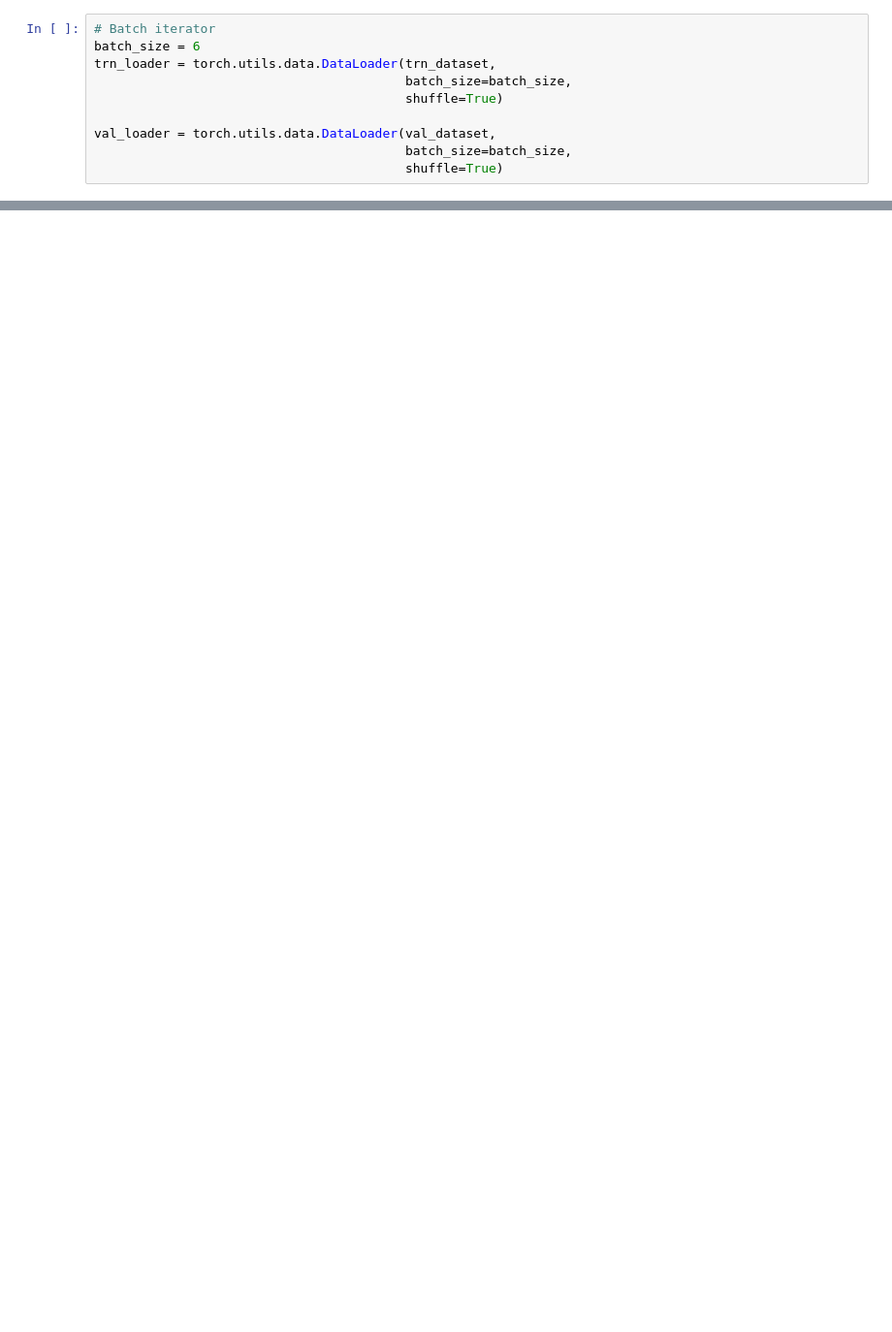
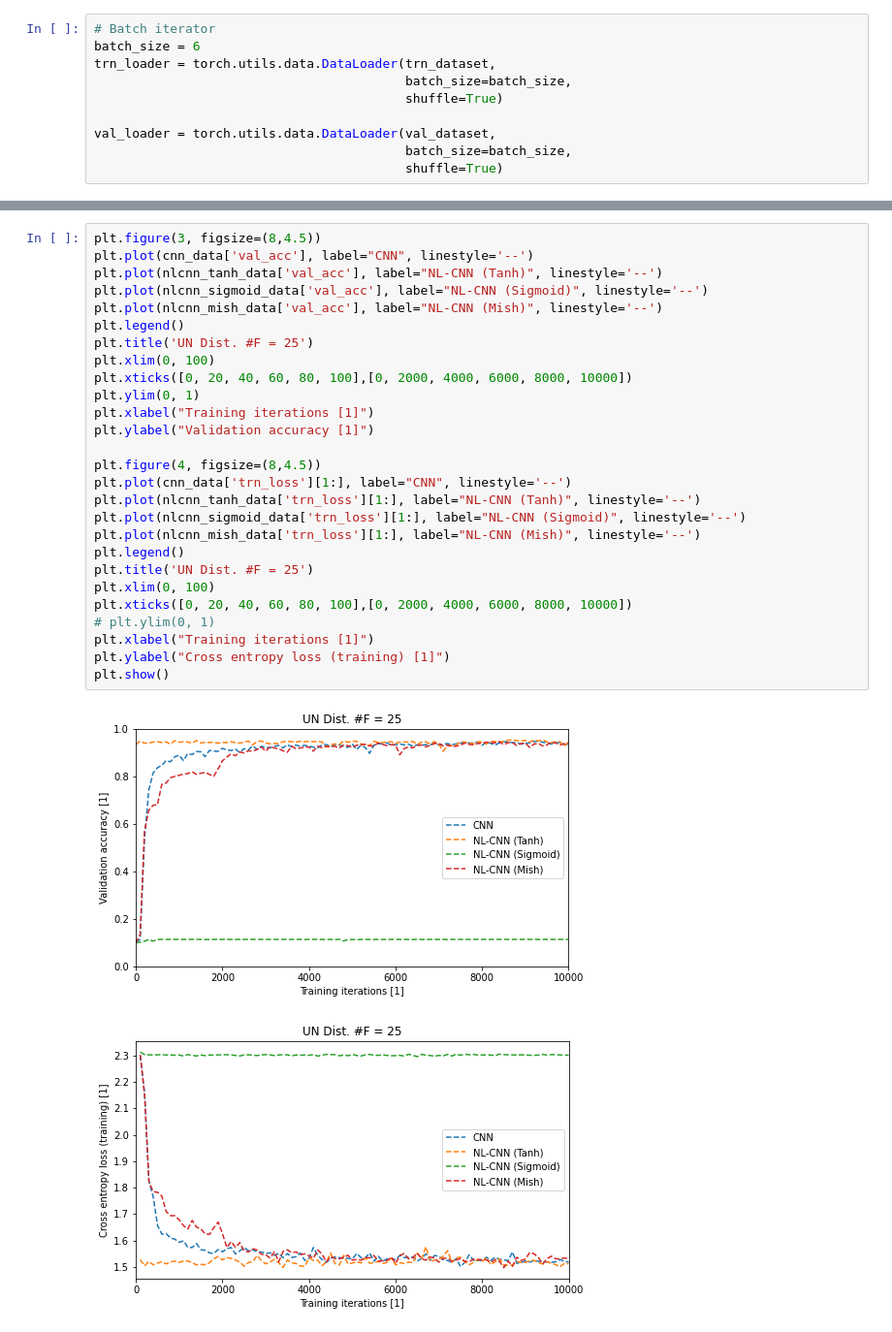
Before and after one commit to yunseo-kim/Qlassifier, a Jupyter notebook: jade_cnn_test.ipynb, the cells around one changed output, grey strips where cells are left out. Shown: that part at 97% size. Saved outputs shown, nothing was run; the diff lists cells and outputs as text; blank space fills up the shorter version.

```diff
--- a/jade_cnn_test.ipynb
+++ b/jade_cnn_test.ipynb
@@ -299,0 +275,30 @@ Text(0, 0.5, 'Test set accuracy (%)')
+# %%
+plt.figure(3, figsize=(8,4.5))
+plt.plot(cnn_data['val_acc'], label="CNN", linestyle='--')
+plt.plot(nlcnn_tanh_data['val_acc'], label="NL-CNN (Tanh)", linestyle='--')
+plt.plot(nlcnn_sigmoid_data['val_acc'], label="NL-CNN (Sigmoid)", linestyle='--')
+plt.plot(nlcnn_mish_data['val_acc'], label="NL-CNN (Mish)", linestyle='--')
+plt.legend()
+plt.title('UN Dist. #F = 25')
+plt.xlim(0, 100)
+plt.xticks([0, 20, 40, 60, 80, 100],[0, 2000, 4000, 6000, 8000, 10000])
+plt.ylim(0, 1)
+plt.xlabel("Training iterations [1]")
+plt.ylabel("Validation accuracy [1]")
+
+plt.figure(4, figsize=(8,4.5))
+plt.plot(cnn_data['trn_loss'][1:], label="CNN", linestyle='--')
+plt.plot(nlcnn_tanh_data['trn_loss'][1:], label="NL-CNN (Tanh)", linestyle='--')
+plt.plot(nlcnn_sigmoid_data['trn_loss'][1:], label="NL-CNN (Sigmoid)", linestyle='--')
+plt.plot(nlcnn_mish_data['trn_loss'][1:], label="NL-CNN (Mish)", linestyle='--')
+plt.legend()
+plt.title('UN Dist. #F = 25')
+plt.xlim(0, 100)
+plt.xticks([0, 20, 40, 60, 80, 100],[0, 2000, 4000, 6000, 8000, 10000])
+# plt.ylim(0, 1)
+plt.xlabel("Training iterations [1]")
+plt.ylabel("Cross entropy loss (training) [1]")
+plt.show()
+# %% [output]
+[figure, added]
+[figure, added]
```
Also changed, not shown: parts of 15 cells of this notebook.
